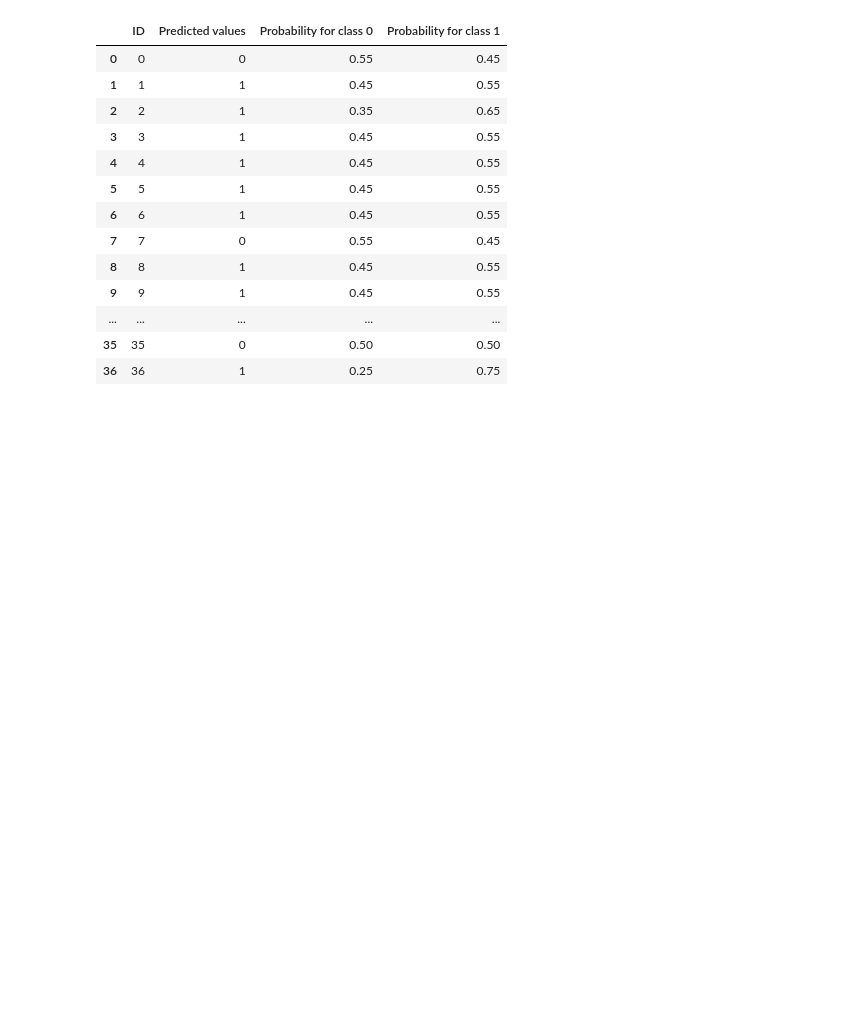
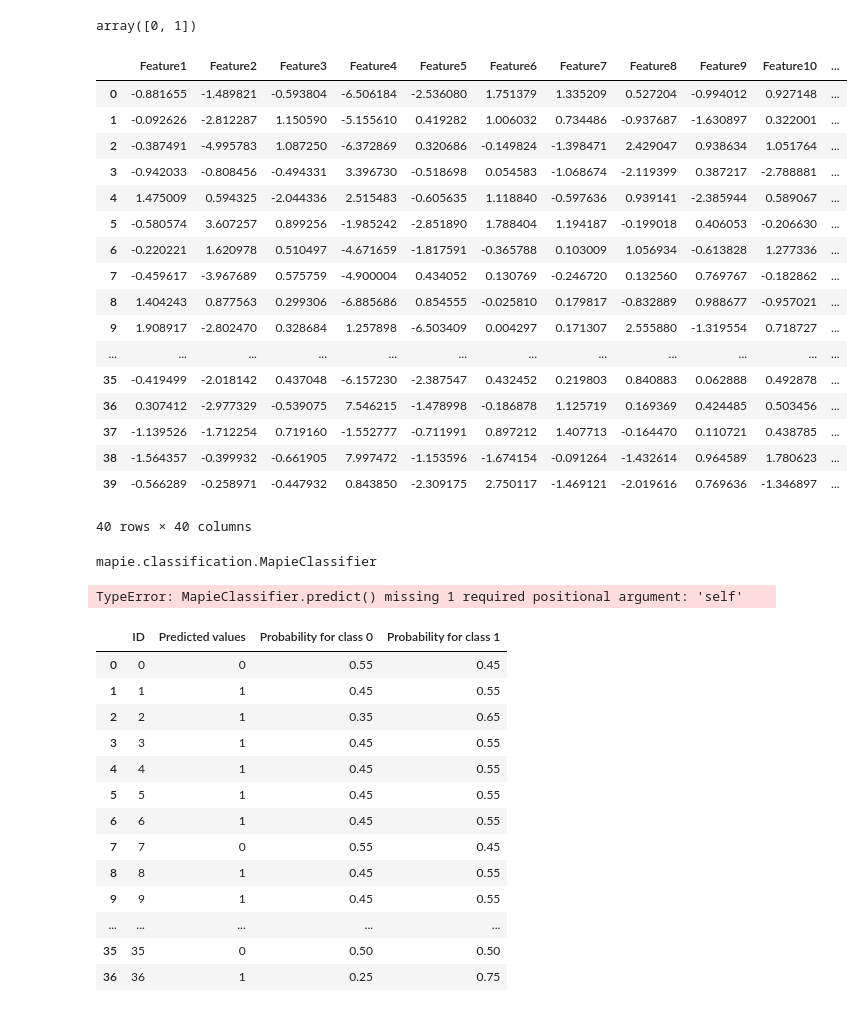
Before and after one commit to Medicine-Artificial-Intelligence/ProQSAR, a Jupyter notebook: check_uncertainty.ipynb, the cells around one changed output. Saved outputs shown, nothing was run; the diff lists cells and outputs as text; code cells hidden in the pictures; blank space fills up the shorter version.

```diff
--- a/check_uncertainty.ipynb
+++ b/check_uncertainty.ipynb
@@ -4,7 +4,8 @@ import numpy as np
 from IPython.display import display
 from sklearn.datasets import make_classification, make_regression
 from ProQSAR.ModelDeveloper.model_developer import ModelDeveloper
-from ProQSAR.Uncertainty.conformal_predictor import ConformalPredictor
+#from ProQSAR.Uncertainty.conformal_predictor import ConformalPredictor
+from typing import Iterable
 
 def create_classification_data(
     n_samples=40, n_features=40, n_informative=10, random_state=42
@@ -25,6 +26,6 @@ def create_regression_data(
     data["Activity"] = y
     return data
 
-train_data = create_classification_data(random_state=42)
-cal_data = create_classification_data(random_state=41)
-test_data = create_classification_data(random_state=40)
+train_data = create_regression_data(random_state=42)
+cal_data = create_regression_data(random_state=41)
+test_data = create_regression_data(random_state=40)
@@ -31,3 +390,40 @@ test_data = create_classification_data(random_state=40)
+# %%
+cp.classes_
+# %% [output]
+array([0, 1])
+# %%
+X_test = test_data.drop(
+        ["Activity", "ID"], axis=1, errors="ignore"
+    )
+# %%
+X_test
+# %% [output]
+|  | Feature1 | Feature2 | Feature3 | Feature4 | Feature5 | Feature6 | Feature7 | Feature8 | Feature9 | Feature10 | ... |
+| 0 | -0.881655 | -1.489821 | -0.593804 | -6.506184 | -2.536080 | 1.751379 | 1.335209 | 0.527204 | -0.994012 | 0.927148 | ... |
+| 1 | -0.092626 | -2.812287 | 1.150590 | -5.155610 | 0.419282 | 1.006032 | 0.734486 | -0.937687 | -1.630897 | 0.322001 | ... |
+| 2 | -0.387491 | -4.995783 | 1.087250 | -6.372869 | 0.320686 | -0.149824 | -1.398471 | 2.429047 | 0.938634 | 1.051764 | ... |
+| 3 | -0.942033 | -0.808456 | -0.494331 | 3.396730 | -0.518698 | 0.054583 | -1.068674 | -2.119399 | 0.387217 | -2.788881 | ... |
+| 4 | 1.475009 | 0.594325 | -2.044336 | 2.515483 | -0.605635 | 1.118840 | -0.597636 | 0.939141 | -2.385944 | 0.589067 | ... |
+| 5 | -0.580574 | 3.607257 | 0.899256 | -1.985242 | -2.851890 | 1.788404 | 1.194187 | -0.199018 | 0.406053 | -0.206630 | ... |
+| 6 | -0.220221 | 1.620978 | 0.510497 | -4.671659 | -1.817591 | -0.365788 | 0.103009 | 1.056934 | -0.613828 | 1.277336 | ... |
+| 7 | -0.459617 | -3.967689 | 0.575759 | -4.900004 | 0.434052 | 0.130769 | -0.246720 | 0.132560 | 0.769767 | -0.182862 | ... |
+| 8 | 1.404243 | 0.877563 | 0.299306 | -6.885686 | 0.854555 | -0.025810 | 0.179817 | -0.832889 | 0.988677 | -0.957021 | ... |
+| 9 | 1.908917 | -2.802470 | 0.328684 | 1.257898 | -6.503409 | 0.004297 | 0.171307 | 2.555880 | -1.319554 | 0.718727 | ... |
+| ... | ... | ... | ... | ... | ... | ... | ... | ... | ... | ... | ... |
+| 35 | -0.419499 | -2.018142 | 0.437048 | -6.157230 | -2.387547 | 0.432452 | 0.219803 | 0.840883 | 0.062888 | 0.492878 | ... |
+| 36 | 0.307412 | -2.977329 | -0.539075 | 7.546215 | -1.478998 | -0.186878 | 1.125719 | 0.169369 | 0.424485 | 0.503456 | ... |
+| 37 | -1.139526 | -1.712254 | 0.719160 | -1.552777 | -0.711991 | 0.897212 | 1.407713 | -0.164470 | 0.110721 | 0.438785 | ... |
+| 38 | -1.564357 | -0.399932 | -0.661905 | 7.997472 | -1.153596 | -1.674154 | -0.091264 | -1.432614 | 0.964589 | 1.780623 | ... |
+| 39 | -0.566289 | -0.258971 | -0.447932 | 0.843850 | -2.309175 | 2.750117 | -1.469121 | -2.019616 | 0.769636 | -1.346897 | ... |
+40 rows × 40 columns
+# %%
+cp.cp
+# %% [output]
+mapie.classification.MapieClassifier
+# %%
+pred = cp.cp.predict(X=X_test,alpha=0.05)
+# %% [output]
+TypeError: MapieClassifier.predict() missing 1 required positional argument: 'self'
 # %%
 from IPython.display import display
 model = ModelDeveloper(activity_col="Activity", id_col="ID", select_model="KNeighborsClassifier", n_jobs=-1)
```
Also changed, not shown: parts of 18 cells of this notebook, 24 other files.
